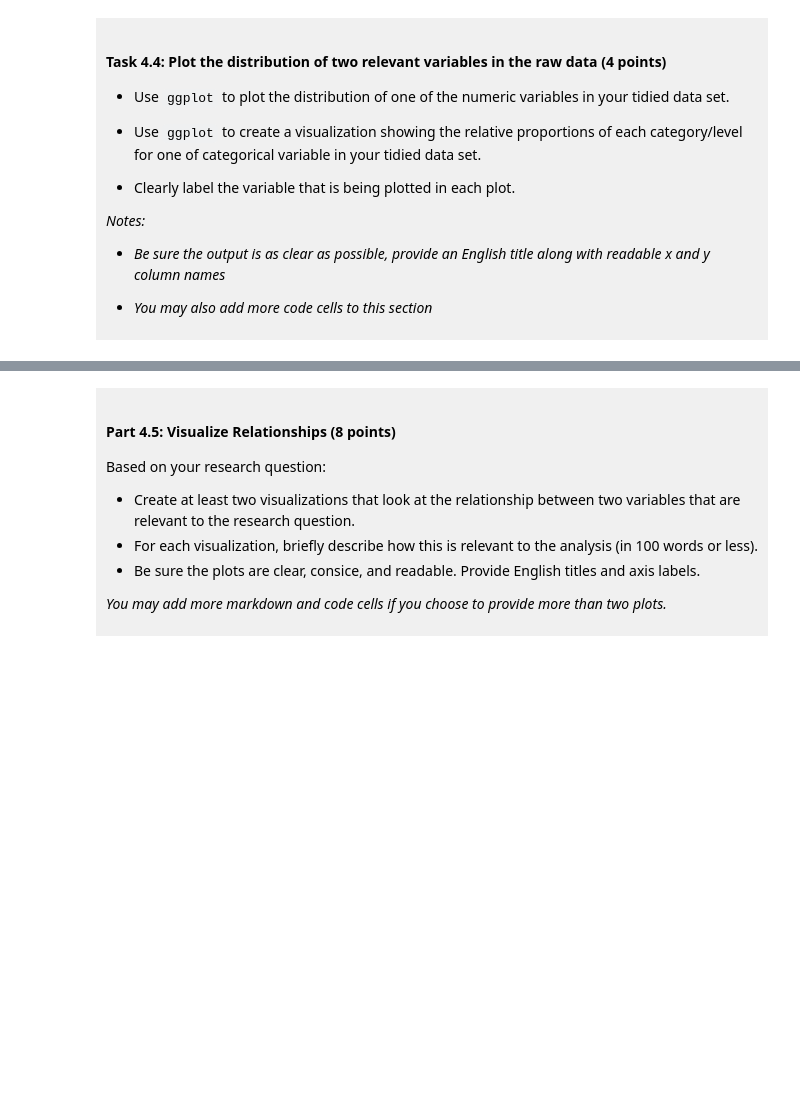
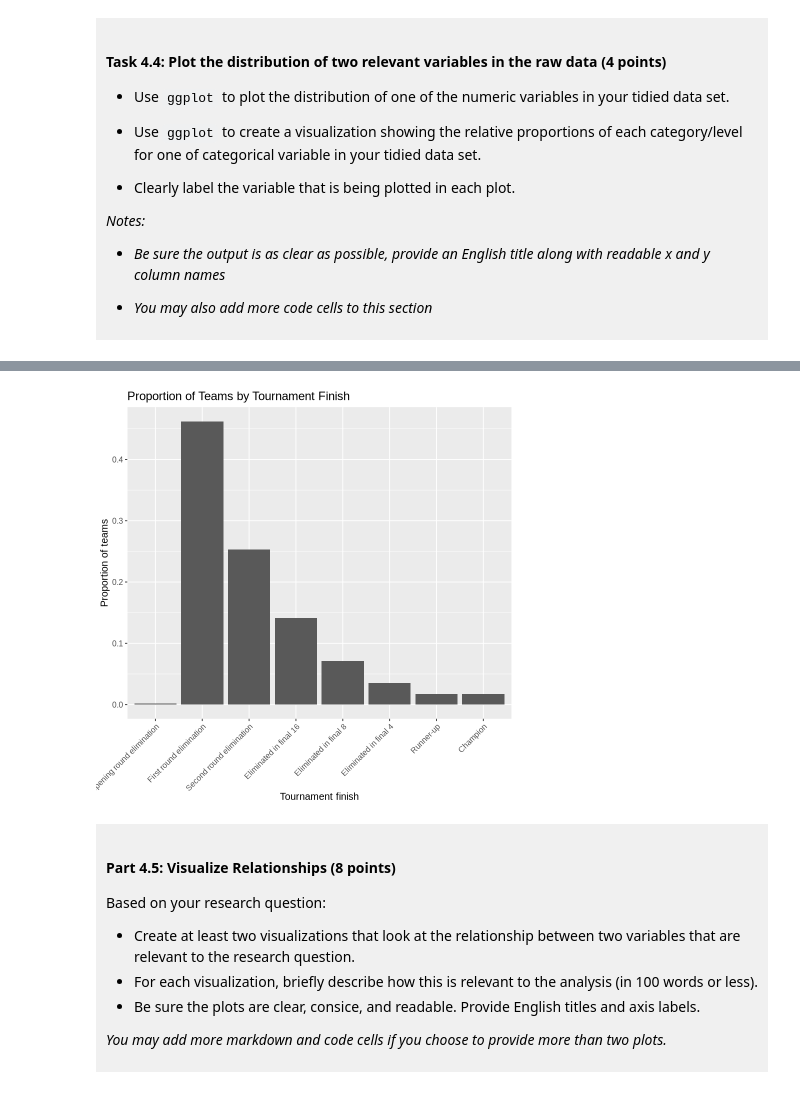
Before and after one commit to InshaMajeed/DSCI-100-008-Project-Insha-Majeed, a Jupyter notebook: dsci-100-project-notebook.ipynb, the cells around one changed output, grey strips where cells are left out. Cells and saved outputs as stored; diff of their text form; code cells hidden in the pictures; blank space fills up the shorter version.

```diff
--- a/dsci-100-project-notebook.ipynb
+++ b/dsci-100-project-notebook.ipynb
@@ -329,5 +397,41 @@ You will refine your research question (if needed) and produce a tidy data set.
 # %%
-### EDIT THIS CODE CELL FOR PLOT 2 ###
+# Order tournament finish categories from earliest elimination to champion
+finish_proportions <- march_madness_tidy |>
+    mutate(
+        tourney_finish = factor(
+            tourney_finish,
+            levels = c(
+                "Opening round elimination",
+                "First round elimination",
+                "Second round elimination",
+                "Eliminated in final 16",
+                "Eliminated in final 8",
+                "Eliminated in final 4",
+                "Runner-up",
+                "Champion"
+            )
+        )
+    ) |>
+    count(tourney_finish) |>
+    mutate(proportion = n / sum(n))
+
+# Plot the relative proportion of teams in each finish category
+finish_distribution <- finish_proportions |>
+    ggplot(aes(x = tourney_finish, y = proportion)) +
+    geom_col() +
+    labs(
+        x = "Tournament finish",
+        y = "Proportion of teams",
+        title = "Proportion of Teams by Tournament Finish"
+    ) +
+    theme(
+        text = element_text(size = 12),
+        axis.text.x = element_text(angle = 45, hjust = 1)
+    )
+
+finish_distribution
+# %% [output]
+[figure, added]
 # %% [markdown]
 <div style="background-color: #f0f0f0; padding: 10px;">
 
```
Also changed, not shown: parts of 9 cells of this notebook.
